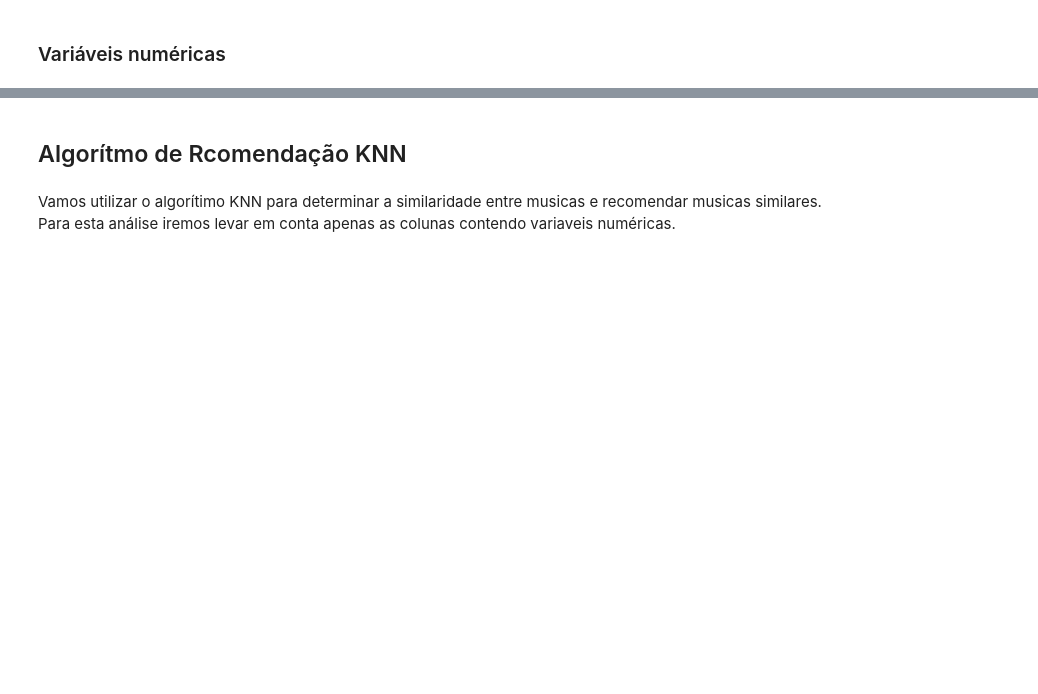
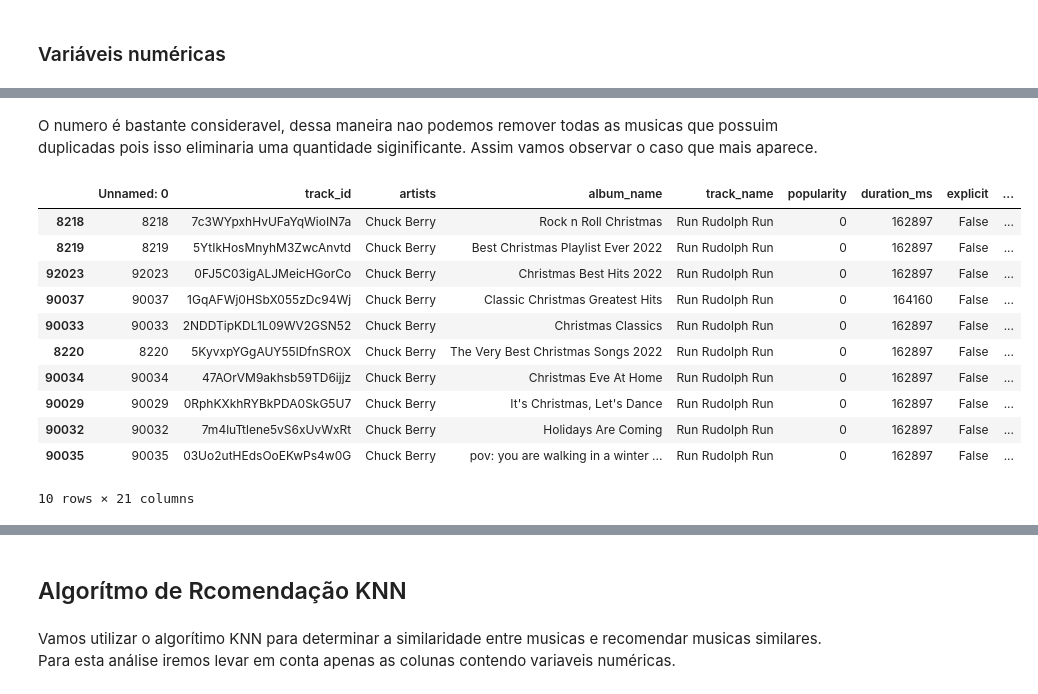
Before and after one commit to felipeschiavinato/projeto-final-ml, a Jupyter notebook: modelo.ipynb, the cells around one changed output, grey strips where cells are left out. Cells and saved outputs as stored; diff of their text form; code cells hidden in the pictures; blank space fills up the shorter version.

```diff
--- a/modelo.ipynb
+++ b/modelo.ipynb
@@ -88,0 +200,17 @@ for column in copy.drop(['Unnamed: 0','track_id', 'artists', 'album_name', 'trac
+# %% [markdown]
+O numero é bastante consideravel, dessa maneira nao podemos remover todas as musicas que possuim duplicadas pois isso eliminaria uma quantidade siginificante. Assim vamos observar o caso que mais aparece.
+# %%
+df[df['track_name'] == 'Run Rudolph Run'].drop_duplicates(subset=['track_id']).head(10)
+# %% [output]
+|  | Unnamed: 0 | track_id | artists | album_name | track_name | popularity | duration_ms | explicit | ... |
+| 8218 | 8218 | 7c3WYpxhHvUFaYqWioIN7a | Chuck Berry | Rock n Roll Christmas | Run Rudolph Run | 0 | 162897 | False | ... |
+| 8219 | 8219 | 5YtIkHosMnyhM3ZwcAnvtd | Chuck Berry | Best Christmas Playlist Ever 2022 | Run Rudolph Run | 0 | 162897 | False | ... |
+| 92023 | 92023 | 0FJ5C03igALJMeicHGorCo | Chuck Berry | Christmas Best Hits 2022 | Run Rudolph Run | 0 | 162897 | False | ... |
+| 90037 | 90037 | 1GqAFWj0HSbX055zDc94Wj | Chuck Berry | Classic Christmas Greatest Hits | Run Rudolph Run | 0 | 164160 | False | ... |
+| 90033 | 90033 | 2NDDTipKDL1L09WV2GSN52 | Chuck Berry | Christmas Classics | Run Rudolph Run | 0 | 162897 | False | ... |
+| 8220 | 8220 | 5KyvxpYGgAUY55lDfnSROX | Chuck Berry | The Very Best Christmas Songs 2022 | Run Rudolph Run | 0 | 162897 | False | ... |
+| 90034 | 90034 | 47AOrVM9akhsb59TD6ijjz | Chuck Berry | Christmas Eve At Home | Run Rudolph Run | 0 | 162897 | False | ... |
+| 90029 | 90029 | 0RphKXkhRYBkPDA0SkG5U7 | Chuck Berry | It's Christmas, Let's Dance | Run Rudolph Run | 0 | 162897 | False | ... |
+| 90032 | 90032 | 7m4luTtlene5vS6xUvWxRt | Chuck Berry | Holidays Are Coming | Run Rudolph Run | 0 | 162897 | False | ... |
+| 90035 | 90035 | 03Uo2utHEdsOoEKwPs4w0G | Chuck Berry | pov: you are walking in a winter ... | Run Rudolph Run | 0 | 162897 | False | ... |
+10 rows × 21 columns
```
Also changed, not shown: parts of 31 cells of this notebook.
